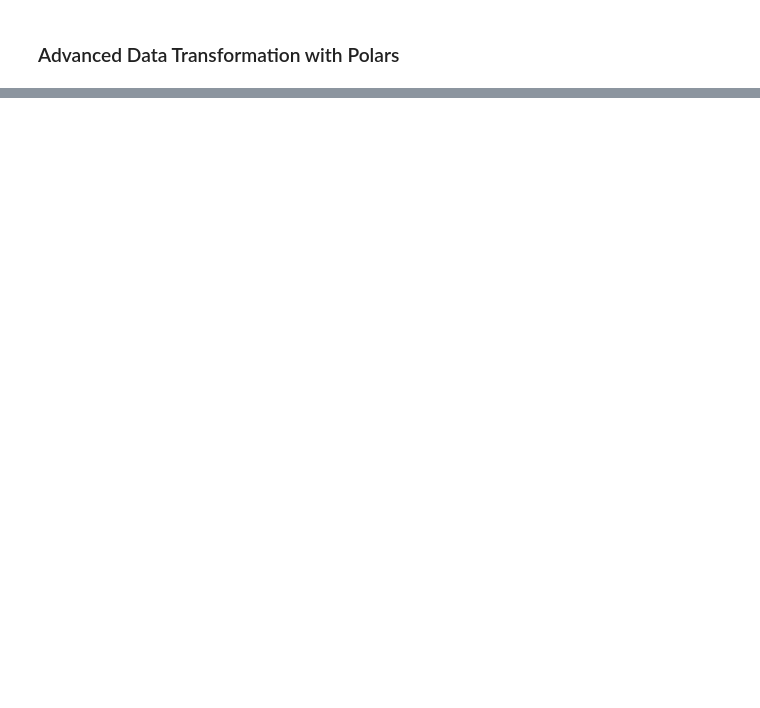
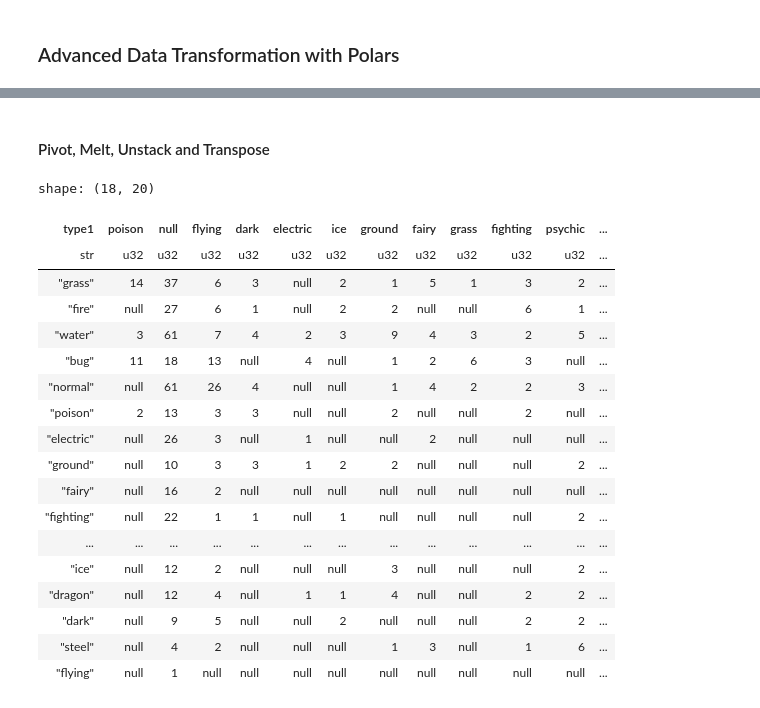
Before and after one commit to PacktPublishing/Data-Analysis-with-Polars, a Jupyter notebook: chapter_03/03.1_Advanced_data_transformation.ipynb, the cells around one changed output, grey strips where cells are left out. Cells and saved outputs as stored; diff of their text form; code cells hidden in the pictures; blank space fills up the shorter version.

```diff
--- a/chapter_03/03.1_Advanced_data_transformation.ipynb
+++ b/chapter_03/03.1_Advanced_data_transformation.ipynb
@@ -34,0 +729,31 @@ shape: (2, 10)
+# %% [markdown]
+#### Pivot, Melt, Unstack and Transpose
+# %%
+# Pivot type 2 to the columns and count the number of pokemons for each type 1 and type 2 combination
+
+pokemon.pivot(
+    values = 'name',
+    index = 'type1',
+    columns = 'type2',
+    aggregate_function=pl.element().count()
+)
+# %% [output]
+shape: (18, 20)
+| type1 | poison | null | flying | dark | electric | ice | ground | fairy | grass | fighting | psychic | ... |
+| str | u32 | u32 | u32 | u32 | u32 | u32 | u32 | u32 | u32 | u32 | u32 | ... |
+| "grass" | 14 | 37 | 6 | 3 | null | 2 | 1 | 5 | 1 | 3 | 2 | ... |
+| "fire" | null | 27 | 6 | 1 | null | 2 | 2 | null | null | 6 | 1 | ... |
+| "water" | 3 | 61 | 7 | 4 | 2 | 3 | 9 | 4 | 3 | 2 | 5 | ... |
+| "bug" | 11 | 18 | 13 | null | 4 | null | 1 | 2 | 6 | 3 | null | ... |
+| "normal" | null | 61 | 26 | 4 | null | null | 1 | 4 | 2 | 2 | 3 | ... |
+| "poison" | 2 | 13 | 3 | 3 | null | null | 2 | null | null | 2 | null | ... |
+| "electric" | null | 26 | 3 | null | 1 | null | null | 2 | null | null | null | ... |
+| "ground" | null | 10 | 3 | 3 | 1 | 2 | 2 | null | null | null | 2 | ... |
+| "fairy" | null | 16 | 2 | null | null | null | null | null | null | null | null | ... |
+| "fighting" | null | 22 | 1 | 1 | null | 1 | null | null | null | null | 2 | ... |
+| ... | ... | ... | ... | ... | ... | ... | ... | ... | ... | ... | ... | ... |
+| "ice" | null | 12 | 2 | null | null | null | 3 | null | null | null | 2 | ... |
+| "dragon" | null | 12 | 4 | null | 1 | 1 | 4 | null | null | 2 | 2 | ... |
+| "dark" | null | 9 | 5 | null | null | 2 | null | null | null | 2 | 2 | ... |
+| "steel" | null | 4 | 2 | null | null | null | 1 | 3 | null | 1 | 6 | ... |
+| "flying" | null | 1 | null | null | null | null | null | null | null | null | null | ... |
```
Also changed, not shown: parts of 61 cells of this notebook, 1 other file.
